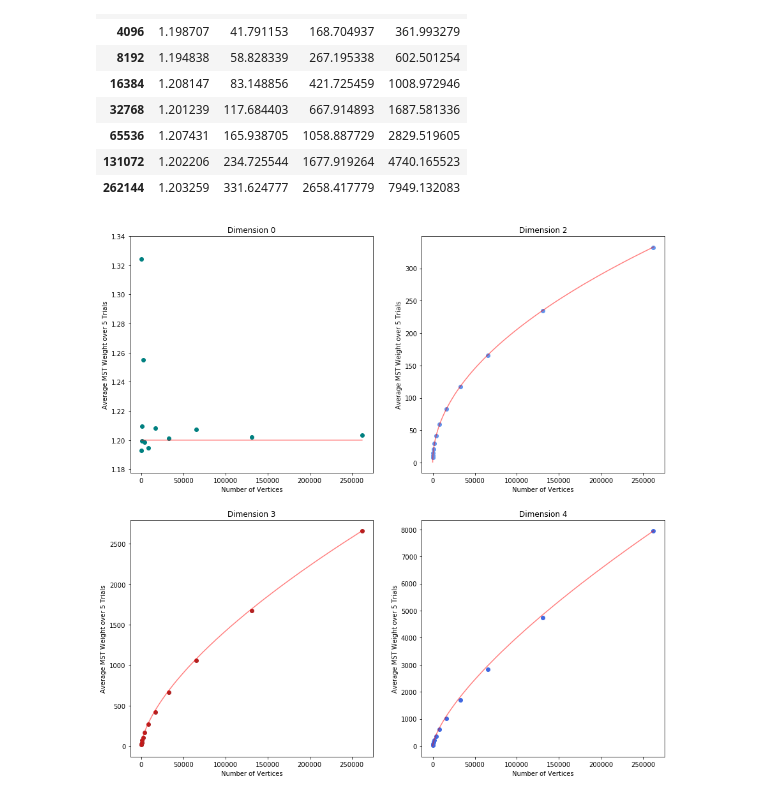
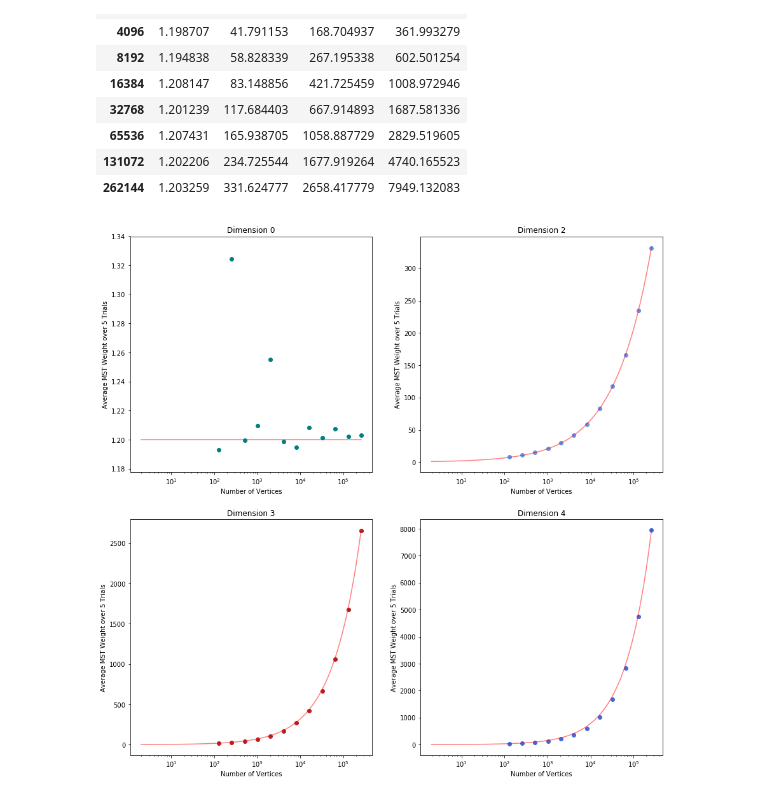
Before and after one commit to valvarez1218/cs124-pset1, a Jupyter notebook: Analysis.ipynb, the cells around one changed output. Saved outputs shown, nothing was run; the diff lists cells and outputs as text; code cells hidden in the pictures.

```diff
--- a/Analysis.ipynb
+++ b/Analysis.ipynb
@@ -35,29 +35,29 @@ display(results)
 # %%
 # Plot for each dimension of average vs size
 colors = ['teal', 'cornflowerblue', 'firebrick', 'royalblue']
 fig, axs = plt.subplots(2, 2, figsize=(15, 15))
 
 # linearly spaced numbers between 2 and 262144
 #    we skip 0 and 2 to avoid divide by zero when
 #    using logarithms, fractions, etc.
 x = np.linspace(2,262144,262144)
 
 # the function guesses for each dimension
 y0 = [1.2]*262144
 y2 = np.sqrt(x)*0.65
 y3 = pow(x, 0.65)*0.8
 y4 = pow(x, 0.71)*1.13
 
 # make plot for each dimension
 for dimension, y, ax, clr in zip([0, 2, 3, 4], [y0, y2, y3, y4], axs.ravel(), colors):
     subset = data[data['Dimension'] == dimension]
     ax.scatter(subset.Vertices, subset.Average, color=clr, alpha=1)
     ax.set(title='Dimension ' + str(dimension), xlabel='Number of Vertices',
            ylabel='Average MST Weight over 5 Trials')
     ax.plot(x,y,'r', alpha=0.5)
-#     ax.set_xscale("log")
+    ax.set_xscale("log")
 #     ax.set_yscale("log")
 
 plt.show()
 # %% [output]
-[figure, old version]
+[figure, new version]
```
